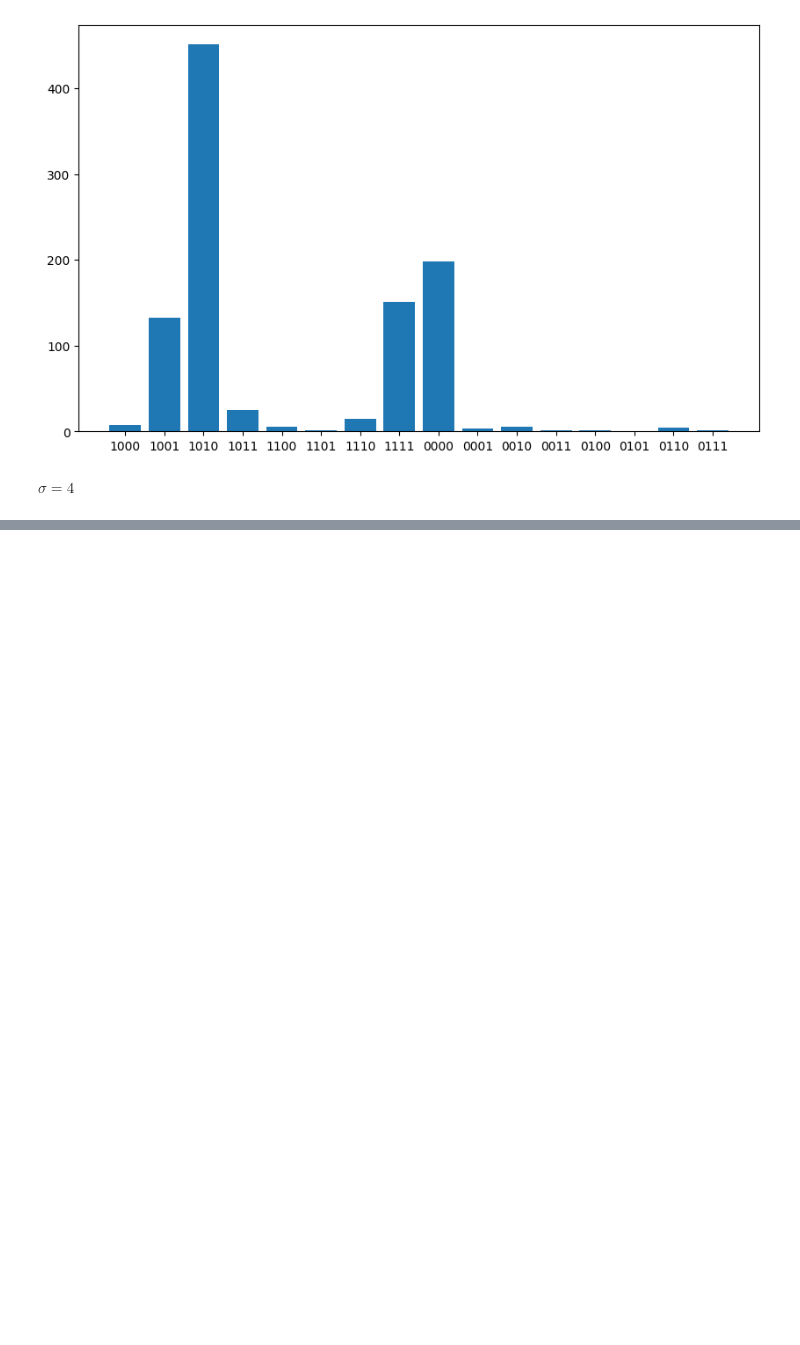
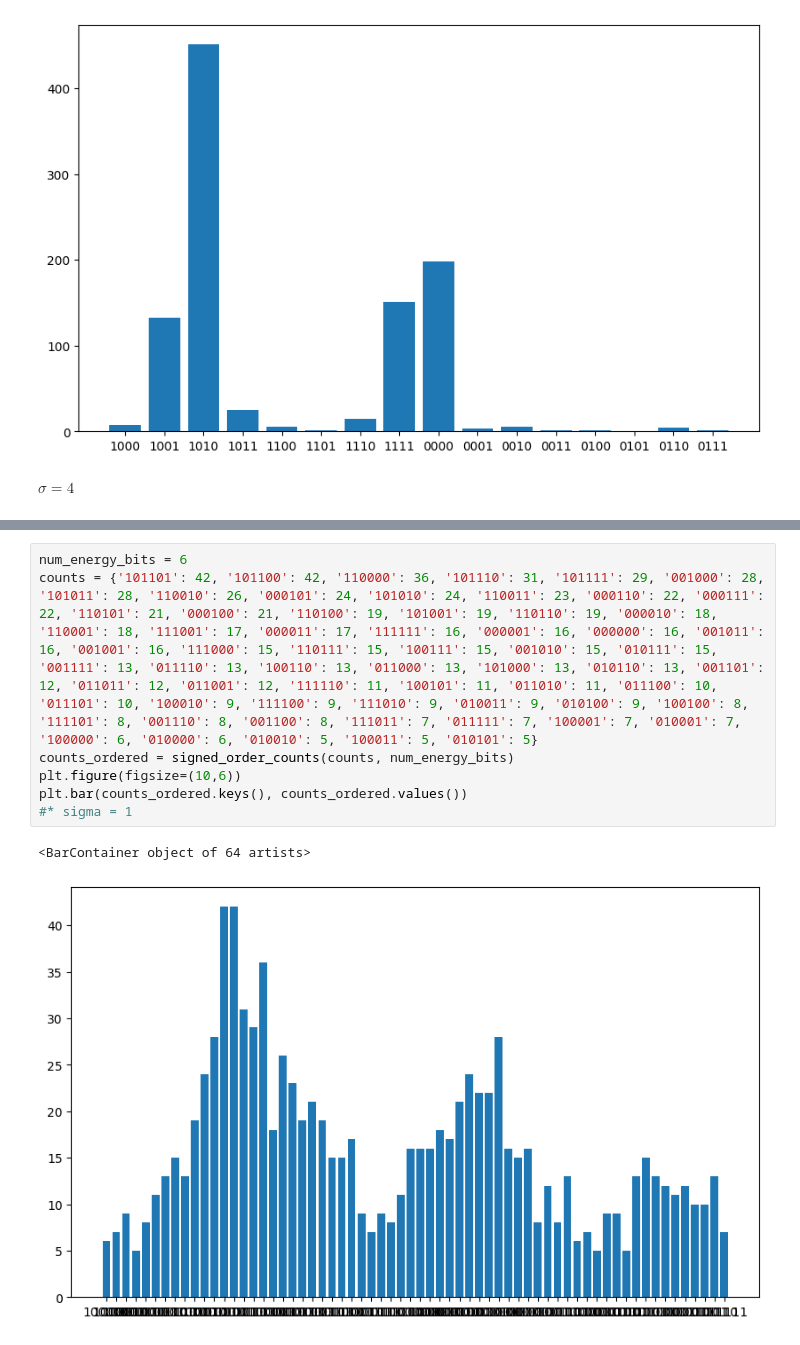
Before and after one commit to tembence/QuantumFurnace.jl, a Jupyter notebook: gauss.ipynb, the cells around one changed output, grey strips where cells are left out. Cells and saved outputs as stored; diff of their text form; blank space fills up the shorter version.

```diff
--- a/gauss.ipynb
+++ b/gauss.ipynb
@@ -155,0 +183,10 @@ $\sigma = 4$
+# %%
+num_energy_bits = 6
+counts = {'101101': 42, '101100': 42, '110000': 36, '101110': 31, '101111': 29, '001000': 28, '101011': 28, '110010': 26, '000101': 24, '101010': 24, '110011': 23, '000110': 22, '000111': 22, '110101': 21, '000100': 21, '110100': 19, '101001': 19, '110110': 19, '000010': 18, '110001': 18, '111001': 17, '000011': 17, '111111': 16, '000001': 16, '000000': 16, '001011': 16, '001001': 16, '111000': 15, '110111': 15, '100111': 15, '001010': 15, '010111': 15, '001111': 13, '011110': 13, '100110': 13, '011000': 13, '101000': 13, '010110': 13, '001101': 12, '011011': 12, '011001': 12, '111110': 11, '100101': 11, '011010': 11, '011100': 10, '011101': 10, '100010': 9, '111100': 9, '111010': 9, '010011': 9, '010100': 9, '100100': 8, '111101': 8, '001110': 8, '001100': 8, '111011': 7, '011111': 7, '100001': 7, '010001': 7, '100000': 6, '010000': 6, '010010': 5, '100011': 5, '010101': 5}
+counts_ordered = signed_order_counts(counts, num_energy_bits)
+plt.figure(figsize=(10,6))
+plt.bar(counts_ordered.keys(), counts_ordered.values())
+#* sigma = 1
+# %% [output]
+<BarContainer object of 64 artists>
+[figure, added]
```
Also changed, not shown: parts of 7 cells of this notebook, 2 other files.
